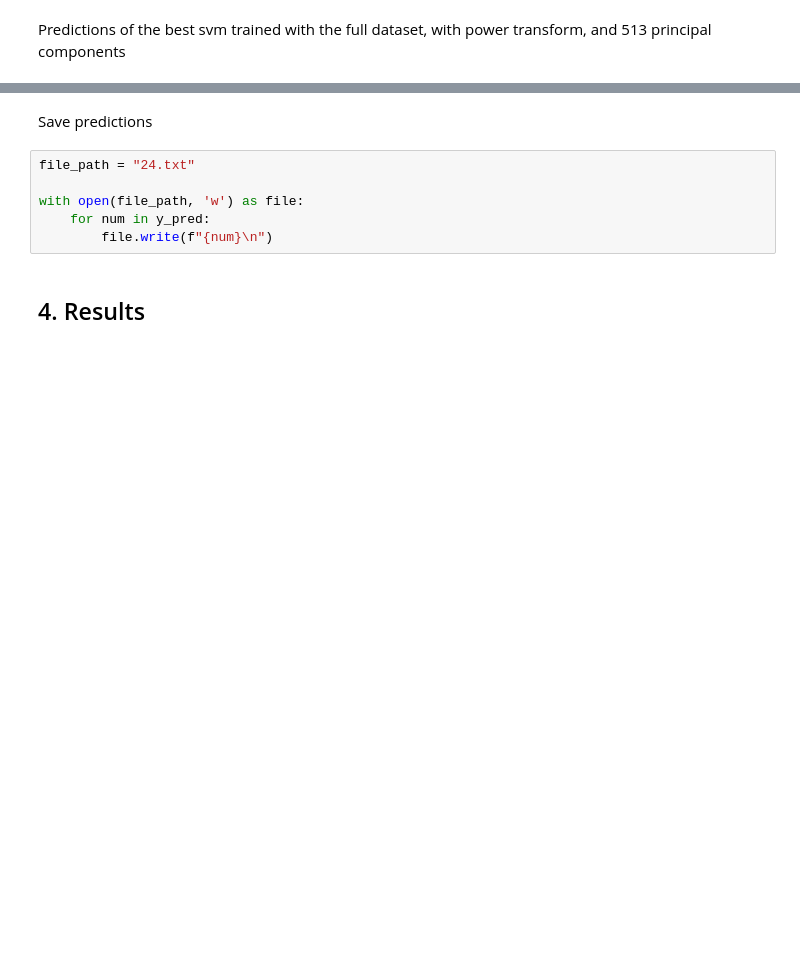
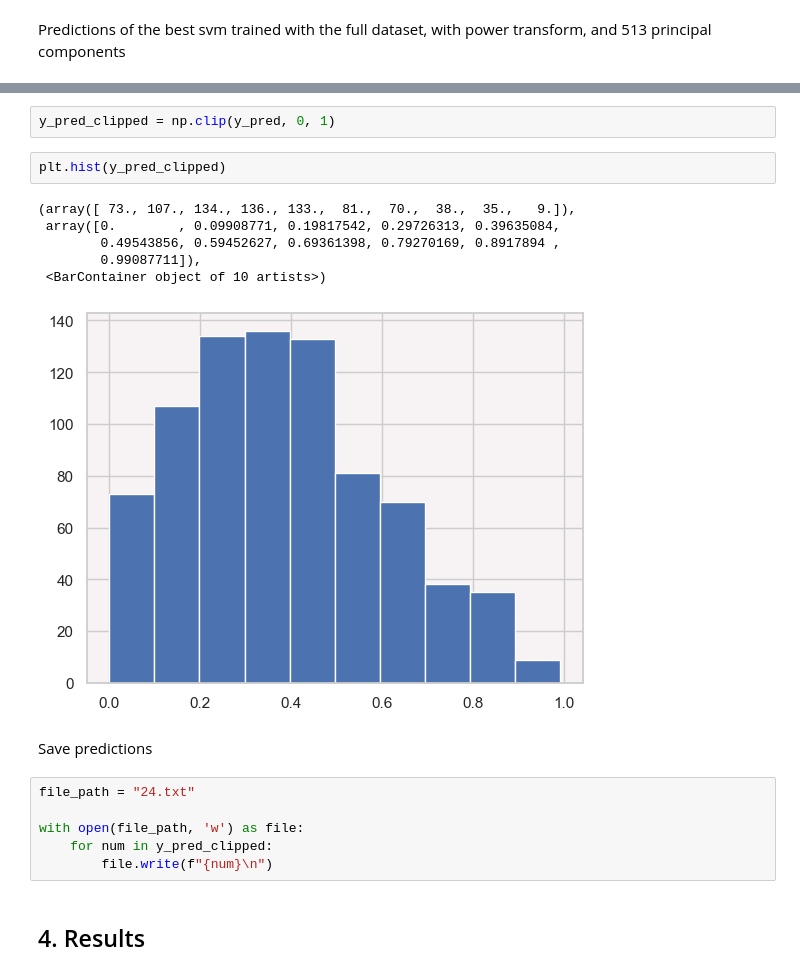
Before and after one commit to AntunesCSR/ML_Group_Projects, a Jupyter notebook: HA3/HA3.ipynb, the cells around one changed output, grey strips where cells are left out. Cells and saved outputs as stored; diff of their text form; blank space fills up the shorter version.

```diff
--- a/HA3/HA3.ipynb
+++ b/HA3/HA3.ipynb
@@ -1404,10 +1406,21 @@ plt.hist(y_pred)
+# %%
+y_pred_clipped = np.clip(y_pred, 0, 1)
+# %%
+plt.hist(y_pred_clipped)
+# %% [output]
+(array([ 73., 107., 134., 136., 133.,  81.,  70.,  38.,  35.,   9.]),
+ array([0.        , 0.09908771, 0.19817542, 0.29726313, 0.39635084,
+        0.49543856, 0.59452627, 0.69361398, 0.79270169, 0.8917894 ,
+        0.99087711]),
+ <BarContainer object of 10 artists>)
+[figure, added]
 # %% [markdown]
 Save predictions
 # %%
 file_path = "24.txt"
 
 with open(file_path, 'w') as file:
-    for num in y_pred:
+    for num in y_pred_clipped:
         file.write(f"{num}\n")
 # %% [markdown]
 ## 4. Results
```
Also changed, not shown: parts of 4 cells of this notebook, 1 other file.
